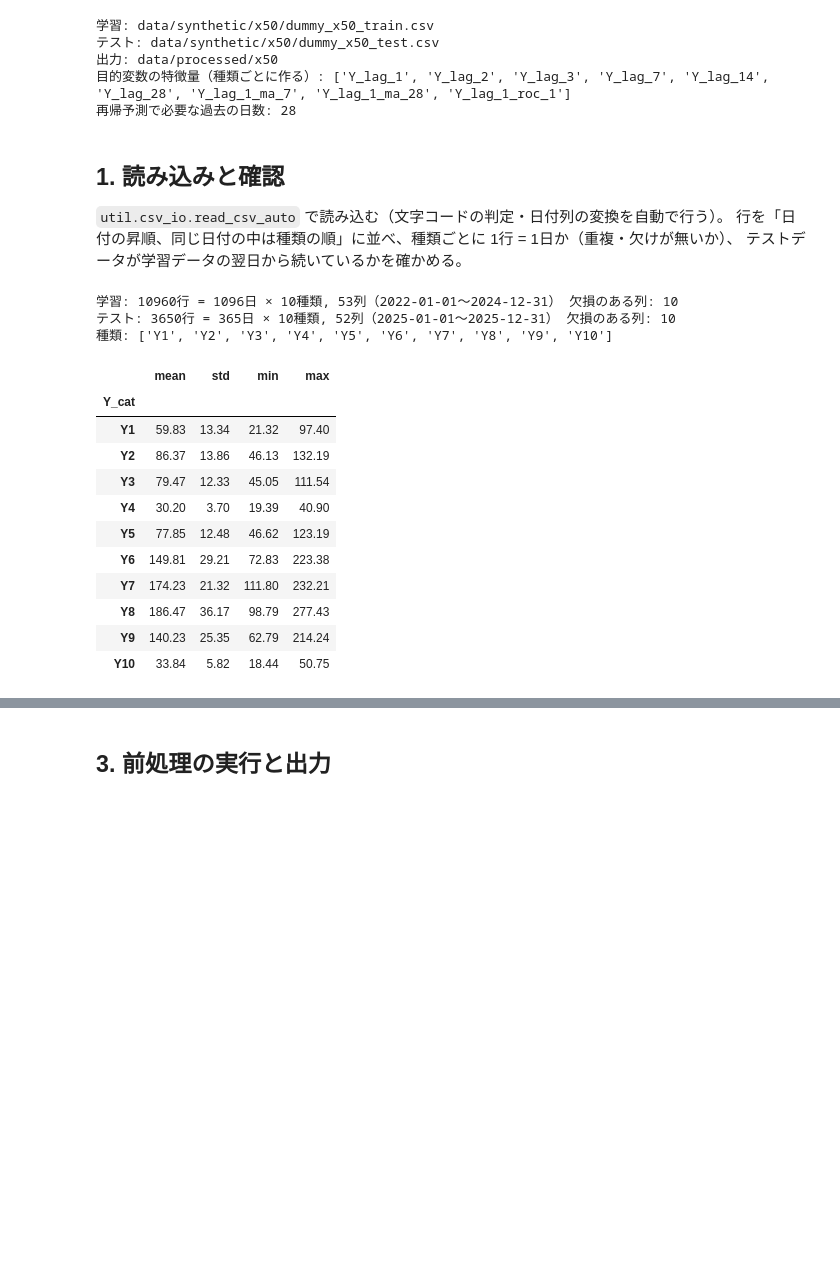
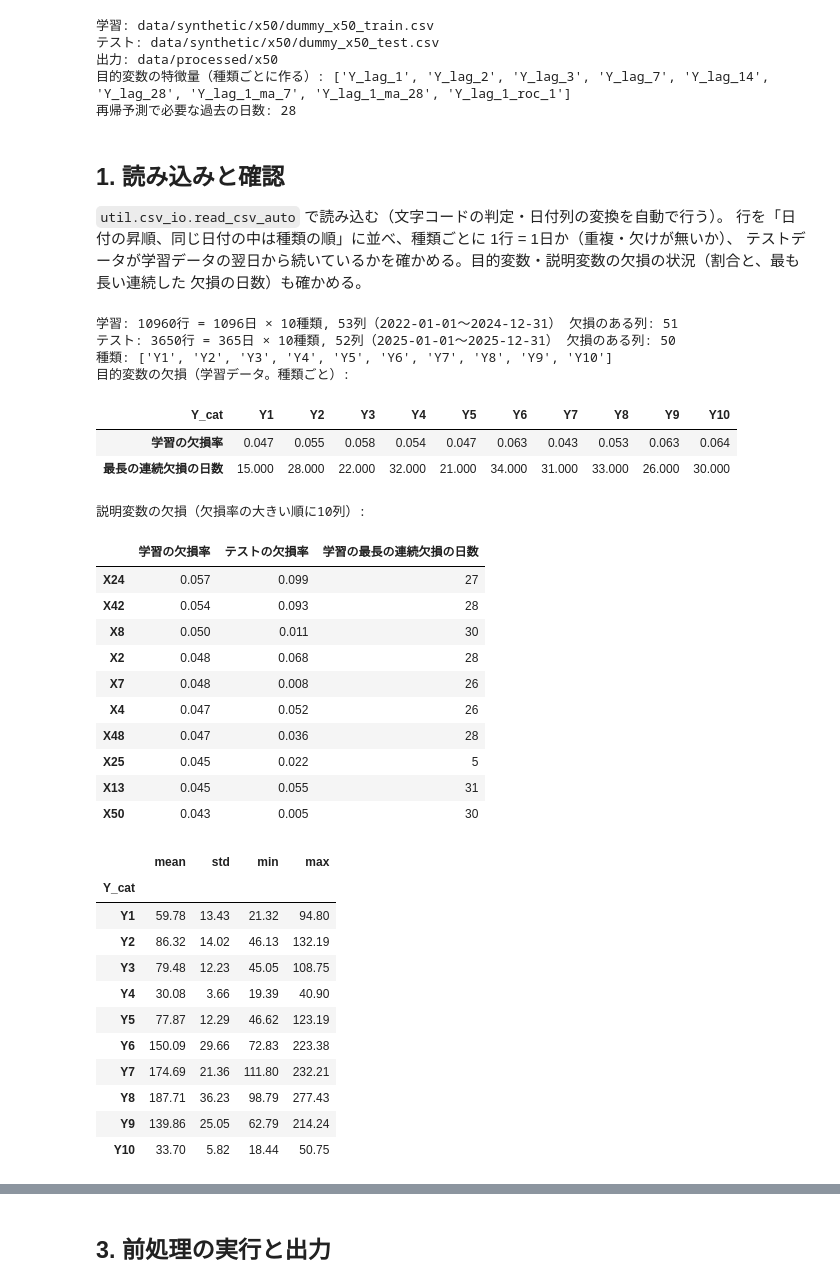
Before and after one commit to ImoZukushi/timeseries_baseline, a Jupyter notebook: notebook/003_feature_engineering_x50.ipynb, the cells around one changed output, grey strips where cells are left out. Drawn from its saved outputs; the diff is of its cells as text; code cells hidden in the pictures; blank space fills up the shorter version.

```diff
--- a/notebook/003_feature_engineering_x50.ipynb
+++ b/notebook/003_feature_engineering_x50.ipynb
@@ -155,7 +167,8 @@ print(f"再帰予測で必要な過去の日数: {builder.lookback}")
 
 `util.csv_io.read_csv_auto` で読み込む（文字コードの判定・日付列の変換を自動で行う）。
 行を「日付の昇順、同じ日付の中は種類の順」に並べ、種類ごとに 1行 = 1日か（重複・欠けが無いか）、
-テストデータが学習データの翌日から続いているかを確かめる。
+テストデータが学習データの翌日から続いているかを確かめる。目的変数・説明変数の欠損の状況（割合と、最も長い連続した
+欠損の日数）も確かめる。
 # %%
 def sort_long(frame: pd.DataFrame, cats: list[str]) -> pd.DataFrame:
     """long 型の表を、日付の昇順・同じ日付の中は種類の順（cats の順）に並べる。"""
@@ -210,47 +223,92 @@ train_raw = sort_long(
     train_raw.loc[train_raw[CAT_COL].isin(cats), [DATE_COL, CAT_COL, TARGET_COL, *feature_cols]],
     cats,
 )
 test_raw = sort_long(
     test_raw.loc[test_raw[CAT_COL].isin(cats), [DATE_COL, CAT_COL, *feature_cols]], cats
 )
 
 check_daily_by_category(train_raw, "学習データ")
 check_daily_by_category(test_raw, "テストデータ")
 train_end = train_raw.groupby(CAT_COL)[DATE_COL].max()
 test_start = test_raw.groupby(CAT_COL)[DATE_COL].min()
 not_next = [c for c in cats if test_start[c] != train_end[c] + pd.Timedelta(days=1)]
 if not_next:
     raise ValueError(f"テストデータが学習データの翌日から始まっていない種類があります: {not_next}")
 
 for name, frame in (("学習", train_raw), ("テスト", test_raw)):
     dates = frame[DATE_COL]
     n_missing_cols = int((frame.isna().sum() > 0).sum())
     n_days, n_cats = dates.nunique(), frame[CAT_COL].nunique()
     print(
         f"{name}: {len(frame)}行 = {n_days}日 × {n_cats}種類, {frame.shape[1]}列"
         f"（{dates.min():%Y-%m-%d}〜{dates.max():%Y-%m-%d}） 欠損のある列: {n_missing_cols}"
     )
 print(f"種類: {cats}")
+
+
+def longest_run(missing: pd.Series) -> int:
+    """欠損（True）が連続する最長の日数。"""
+    runs = missing.ne(missing.shift()).cumsum()
+    return int(missing.groupby(runs).sum().max()) if missing.any() else 0
+
+
+# 目的変数の欠損（種類ごと）。説明変数は日付ごとの値なので、1つの種類の行で数える
+target_by_cat = train_raw.groupby(CAT_COL, sort=False)[TARGET_COL]
+target_missing = pd.DataFrame(
+    {
+        "学習の欠損率": target_by_cat.apply(lambda s: s.isna().mean()),
+        "最長の連続欠損の日数": target_by_cat.apply(lambda s: longest_run(s.isna())),
+    }
+)
+one_cat = train_raw[train_raw[CAT_COL] == cats[0]]
+one_cat_test = test_raw[test_raw[CAT_COL] == cats[0]]
+feature_missing = pd.DataFrame(
+    {
+        "学習の欠損率": one_cat[feature_cols].isna().mean(),
+        "テストの欠損率": one_cat_test[feature_cols].isna().mean(),
+        "学習の最長の連続欠損の日数": [longest_run(one_cat[c].isna()) for c in feature_cols],
+    }
+)
+print("目的変数の欠損（学習データ。種類ごと）:")
+display(target_missing.round(3).T)
+print("説明変数の欠損（欠損率の大きい順に10列）:")
+display(feature_missing.sort_values("学習の欠損率", ascending=False).head(10).round(3))
 # 種類ごとの水準・ばらつき（尺度が大きく違うので、MAE は種類ごとに比べる）
 train_raw.groupby(CAT_COL, sort=False)[TARGET_COL].describe()[["mean", "std", "min", "max"]].round(
     2
 )
 # %% [output]
-学習: 10960行 = 1096日 × 10種類, 53列（2022-01-01〜2024-12-31） 欠損のある列: 10
-テスト: 3650行 = 365日 × 10種類, 52列（2025-01-01〜2025-12-31） 欠損のある列: 10
+学習: 10960行 = 1096日 × 10種類, 53列（2022-01-01〜2024-12-31） 欠損のある列: 51
+テスト: 3650行 = 365日 × 10種類, 52列（2025-01-01〜2025-12-31） 欠損のある列: 50
 種類: ['Y1', 'Y2', 'Y3', 'Y4', 'Y5', 'Y6', 'Y7', 'Y8', 'Y9', 'Y10']
+目的変数の欠損（学習データ。種類ごと）:
-|  | mean | std | min | max |
-| Y_cat |  |  |  |  |
-| Y1 | 59.83 | 13.34 | 21.32 | 97.40 |
-| Y2 | 86.37 | 13.86 | 46.13 | 132.19 |
-| Y3 | 79.47 | 12.33 | 45.05 | 111.54 |
-| Y4 | 30.20 | 3.70 | 19.39 | 40.90 |
-| Y5 | 77.85 | 12.48 | 46.62 | 123.19 |
-| Y6 | 149.81 | 29.21 | 72.83 | 223.38 |
-| Y7 | 174.23 | 21.32 | 111.80 | 232.21 |
-| Y8 | 186.47 | 36.17 | 98.79 | 277.43 |
-| Y9 | 140.23 | 25.35 | 62.79 | 214.24 |
-| Y10 | 33.84 | 5.82 | 18.44 | 50.75 |
+| Y_cat | Y1 | Y2 | Y3 | Y4 | Y5 | Y6 | Y7 | Y8 | Y9 | Y10 |
+| 学習の欠損率 | 0.047 | 0.055 | 0.058 | 0.054 | 0.047 | 0.063 | 0.043 | 0.053 | 0.063 | 0.064 |
+| 最長の連続欠損の日数 | 15.000 | 28.000 | 22.000 | 32.000 | 21.000 | 34.000 | 31.000 | 33.000 | 26.000 | 30.000 |
+説明変数の欠損（欠損率の大きい順に10列）:
+|  | 学習の欠損率 | テストの欠損率 | 学習の最長の連続欠損の日数 |
+| X24 | 0.057 | 0.099 | 27 |
+| X42 | 0.054 | 0.093 | 28 |
+| X8 | 0.050 | 0.011 | 30 |
+| X2 | 0.048 | 0.068 | 28 |
+| X7 | 0.048 | 0.008 | 26 |
+| X4 | 0.047 | 0.052 | 26 |
+| X48 | 0.047 | 0.036 | 28 |
+| X25 | 0.045 | 0.022 | 5 |
+| X13 | 0.045 | 0.055 | 31 |
+| X50 | 0.043 | 0.005 | 30 |
+|  | mean | std | min | max |
+| Y_cat |  |  |  |  |
+| Y1 | 59.78 | 13.43 | 21.32 | 94.80 |
+| Y2 | 86.32 | 14.02 | 46.13 | 132.19 |
+| Y3 | 79.48 | 12.23 | 45.05 | 108.75 |
+| Y4 | 30.08 | 3.66 | 19.39 | 40.90 |
+| Y5 | 77.87 | 12.29 | 46.62 | 123.19 |
+| Y6 | 150.09 | 29.66 | 72.83 | 223.38 |
+| Y7 | 174.69 | 21.36 | 111.80 | 232.21 |
+| Y8 | 187.71 | 36.23 | 98.79 | 277.43 |
+| Y9 | 139.86 | 25.05 | 62.79 | 214.24 |
+| Y10 | 33.70 | 5.82 | 18.44 | 50.75 |
 # %% [markdown]
 ## 2. 前処理の定義
 
```
Also changed, not shown: parts of 14 cells of this notebook, 18 other files.
